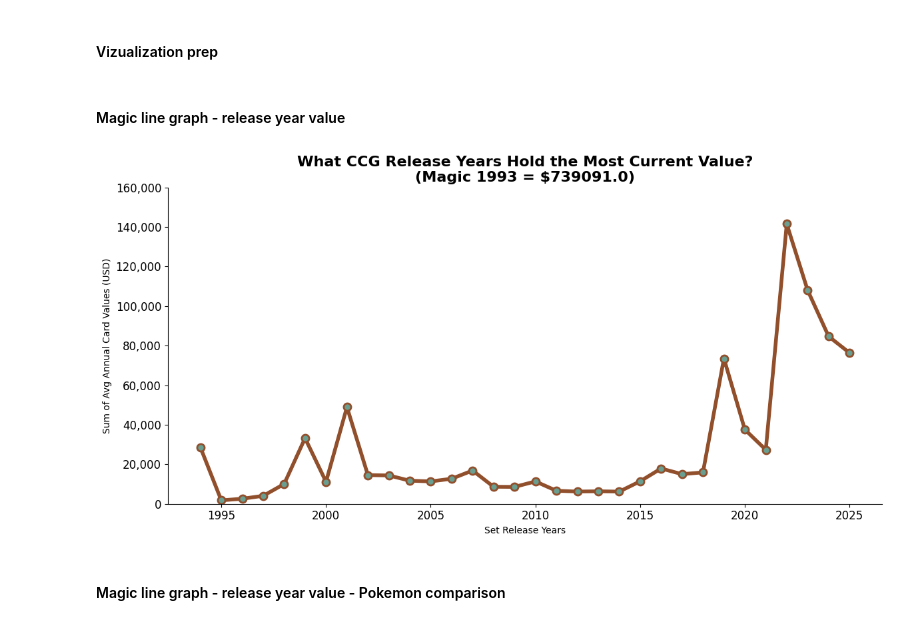
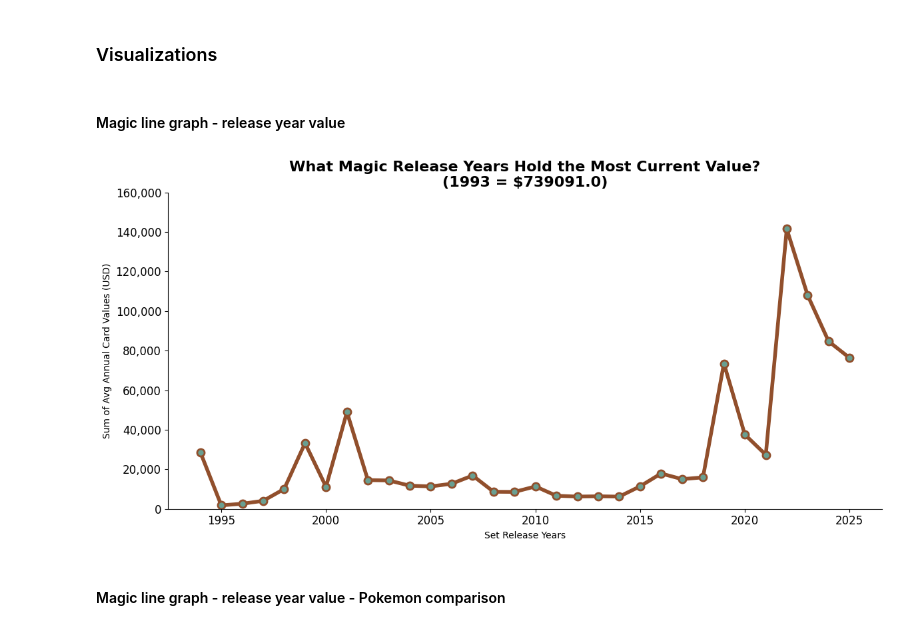
Before and after one commit to CurtisSchneider1/mtgPriceAnalysis, a Jupyter notebook: notebooks/visualization.ipynb, the cells around one changed output. Drawn from its saved outputs; the diff is of its cells as text; code cells hidden in the pictures.

```diff
--- a/notebooks/visualization.ipynb
+++ b/notebooks/visualization.ipynb
@@ -1,3 +1,5 @@
+# %% [markdown]
+### Visualizations
 # %%
 import pandas as pd
 import matplotlib.pyplot as plt
@@ -6,5 +8,3 @@ import seaborn as sns
 
 dfm4 = pd.read_pickle("dfm4.pkl")
 dfp2 = pd.read_pickle("dfp2.pkl")
-# %% [markdown]
-#### Vizualization prep
@@ -32,33 +13,33 @@ topSetsMagic = topSetsMagic.sort_values("releaseYear")
 # %%
 plt.figure(figsize=(12,6))
 
 # 1993 Magic really skews the data, so it will be represented as a f-string in the title.
 no1993 = dfm4[dfm4['releaseYear'] != 1993]
 sumPerYearNo1993 = no1993.groupby("releaseYear")["avgMarketPrice"].sum().reset_index()
 
 plt.plot(sumPerYearNo1993["releaseYear"], sumPerYearNo1993["avgMarketPrice"], color="#914F2C", linewidth=4, marker="o", markersize = 8, markerfacecolor = "#699F91", markeredgewidth = 2)
 plt.ylim(0, 160000)
 plt.xlabel("Set Release Years")
 plt.ylabel("Sum of Avg Annual Card Values (USD)")
 
 value1993 = dfm4.loc[dfm4["releaseYear"] == 1993, "avgMarketPrice"].sum().round()
-plt.title(f"What CCG Release Years Hold the Most Current Value?\n(Magic 1993 = ${value1993})", fontsize=16, fontweight="bold", color="black")
+plt.title(f"What Magic Release Years Hold the Most Current Value?\n(1993 = ${value1993})", fontsize=16, fontweight="bold", color="black")
 
 ax = plt.gca()
 
 # Show thousands comma for y-axis.
 ax.yaxis.set_major_formatter(tkr.StrMethodFormatter('{x:,.0f}'))
 
 ax.spines["top"].set_visible(False)
 ax.spines["right"].set_visible(False)
 
 plt.xticks(fontsize=12)
 plt.yticks(fontsize=12)
 
 plt.tight_layout()
 plt.show()
 # %% [output]
-[figure, old version]
+[figure, new version]
 # %% [markdown]
 #### Magic line graph - release year value - Pokemon comparison
 # %%
```
Also changed, not shown: parts of 2 cells of this notebook, 6 other files.
